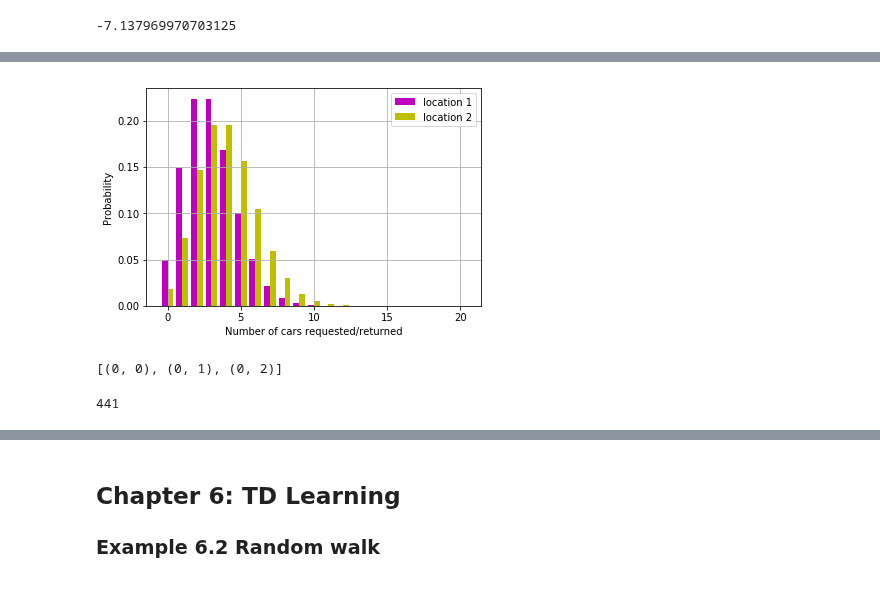
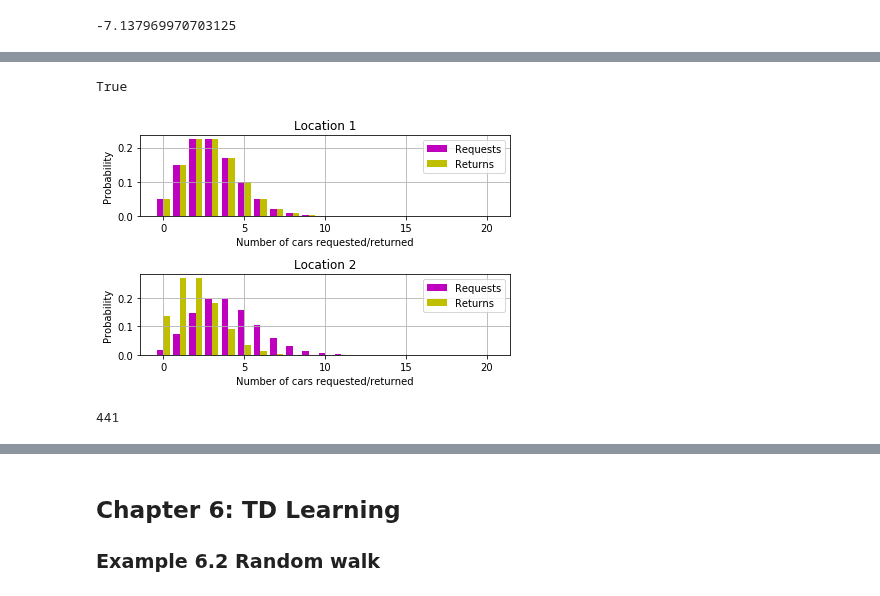
Before and after one commit to billtubbs/game-learner, a Jupyter notebook: Sutton-Barto-book-exercise-answers.ipynb, the cells around one changed output, grey strips where cells are left out. Cells and saved outputs as stored; diff of their text form; code cells hidden in the pictures.

```diff
--- a/Sutton-Barto-book-exercise-answers.ipynb
+++ b/Sutton-Barto-book-exercise-answers.ipynb
@@ -658,12 +659,20 @@ $n$ is $\frac{\lambda^n}{n!}\mathrm{e}^{-\lambda}$, where $\lambda$ is the expec
 Suppose $\lambda$ is 3 and 4 for rental requests at the first and second locations and 3 and 2 for returns. To simplify the problem slightly, we assume that there can be no more than 20 cars at each location (any additional cars are returned to the nationwide company, and thus disappear from the problem) and a maximum of five cars can be moved from one location to the other in one night. We take the discount rate to be $\gamma = 0.9$ and formulate this as a continuing finite MDP, where the time steps are days, the state is the number of cars at each location at the end of the day, and the actions are the net numbers of cars moved between the two locations overnight.
 # %%
 from scipy.special import factorial
-lam1, lam2 = 3, 4
+
+n_max = 20
+n = np.arange(0, n_max + 1)
+lam = 4
 
 def prob_request(n, lam):
 
     return lam**n/factorial(n)*np.exp(-lam)
 
-n_max = 20
-n = np.arange(0, n_max + 1)
-probs = prob_request(n, lam1), prob_request(n, lam2)
+# This is equivalent to poisson.pmf(k=n, mu=lam)
+
+from scipy.stats import poisson
+
+np.isclose(poisson.pmf(k=n, mu=lam),
+           prob_request(n, lam)).all()
+# %% [output]
+True
@@ -670,22 +824,30 @@ probs = prob_request(n, lam1), prob_request(n, lam2)
 # %%
-# Plot pdf
-ax = plt.subplot(111)
-ax.bar(n-0.2, probs[0], width=0.4, color='m', align='center', label="location 1")
-ax.bar(n+0.2, probs[1], width=0.4, color='y', align='center', label="location 2")
+game = JacksCarRental()
 
-plt.xlabel("Number of cars requested/returned")
-plt.ylabel("Probability")
-plt.legend()
-plt.grid()
+p_requests = [poisson.pmf(k=n, mu=lam)
+              for lam in game.lam_requests]
+p_returns = [poisson.pmf(k=n, mu=lam)
+            for lam in game.lam_returns]
+
+for location in range(2):
+
+    # Plot pdfs for location 1
+    ax = plt.subplot(211 + location)
+    ax.bar(n-0.2, p_requests[location], width=0.4, color='m',
+           align='center', label="Requests")
+    ax.bar(n+0.2, p_returns[location], width=0.4, color='y',
+           align='center', label="Returns")
+    ax.set_title("Location %d" % (location + 1))
+    plt.xlabel("Number of cars requested/returned")
+    plt.ylabel("Probability")
+    plt.legend()
+    plt.grid()
+
+plt.tight_layout()
+plt.show()
 # %% [output]
-[figure, old version]
+[figure, new version]
-# %%
-states = []
-for c1 in range(n_max + 1):
-    for c2 in range(n_max + 1):
-        states.append((c1, c2))
-print(states[0:3])
-len(states)
-# %% [output]
-[(0, 0), (0, 1), (0, 2)]
-441
+# %%
+len(game.states)
+# %% [output]
+441
```
Also changed, not shown: parts of 14 cells of this notebook, 5 other files.
